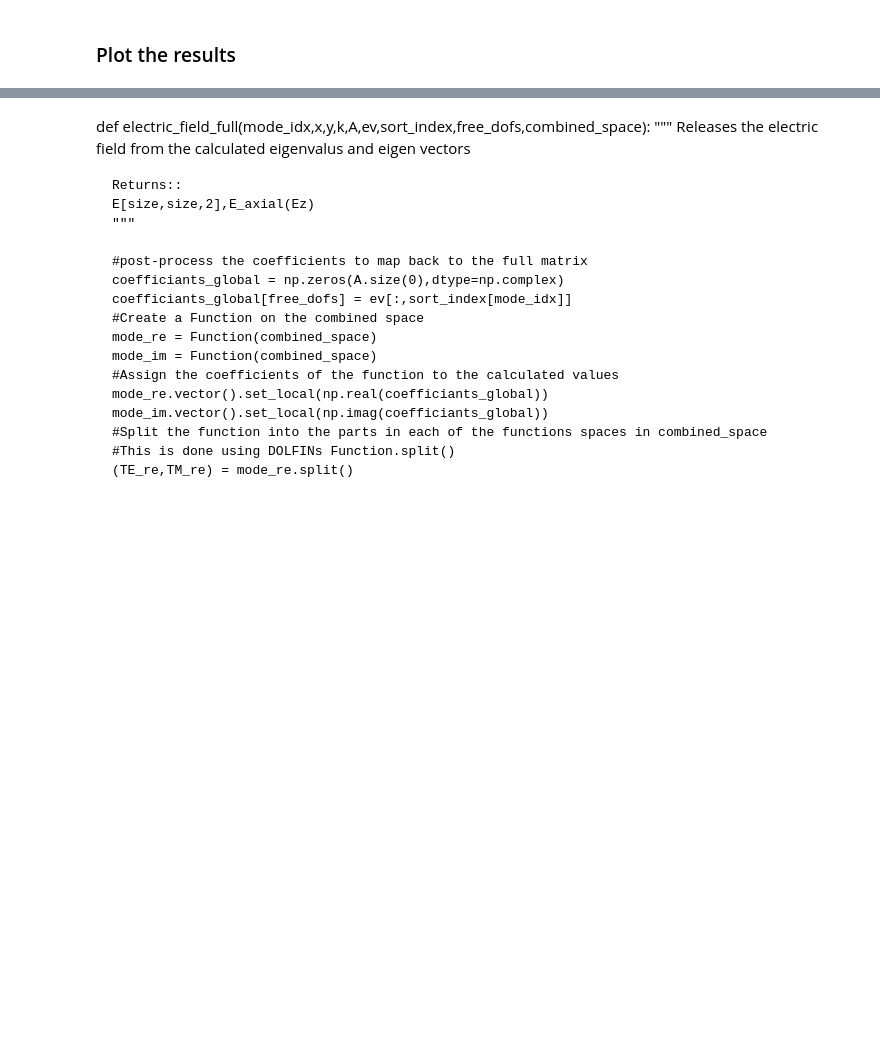
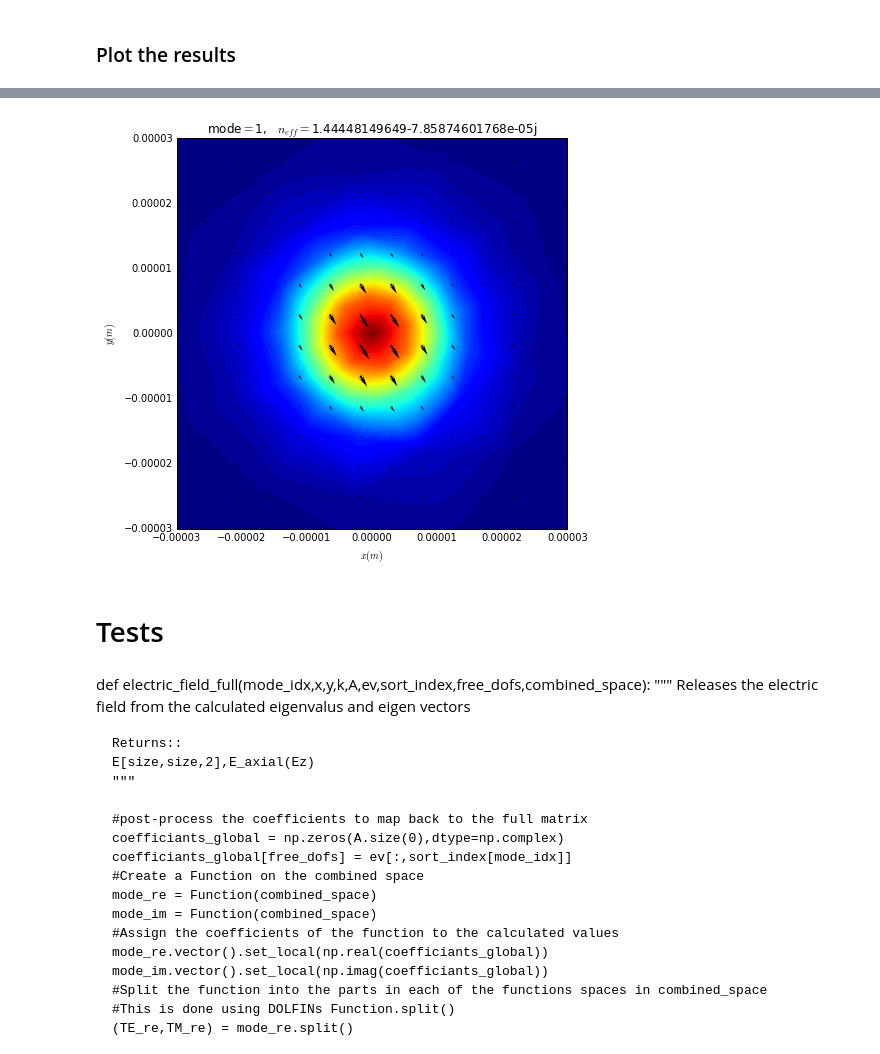
Before and after one commit to ibegleris/WaFEl, a Jupyter notebook: Dispersion_analysis.ipynb, the cells around one changed output, grey strips where cells are left out. Saved outputs shown, nothing was run; the diff lists cells and outputs as text; code cells hidden in the pictures; blank space fills up the shorter version.

```diff
--- a/Dispersion_analysis.ipynb
+++ b/Dispersion_analysis.ipynb
@@ -288,3 +307,12 @@ x,y,E,E_axial = electric_field_interpolation(x,y,r_core,r_clad,mode,mode_idx,k,b
+# %%
+mode1 = modes(1,size1,size2,min_max,propagating_modes,beta,sort_index,k0)
+mode1.electric_field_full(k,A,ev,sort_index,free_dofs,combined_space)
+# %%
+mode1.plot_electric_field(scales = 900000,sp=40)
+# %% [output]
+[figure, added]
+# %% [markdown]
+# Tests
 # %% [markdown]
 def electric_field_full(mode_idx,x,y,k,A,ev,sort_index,free_dofs,combined_space):
     """
```
Also changed, not shown: parts of 35 cells of this notebook, 11 other files.
